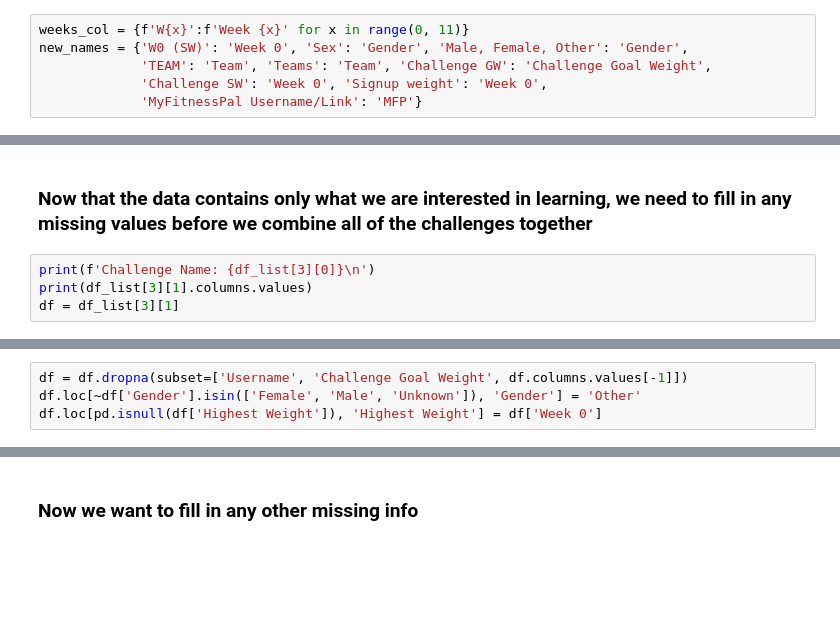
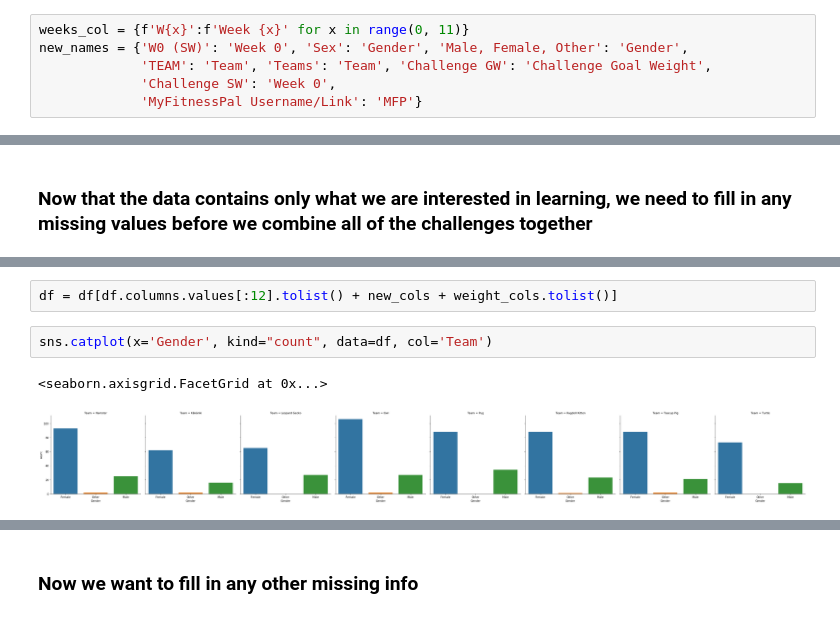
Before and after one commit to csmithchicago/Loseit, a Jupyter notebook: loseit_data.ipynb, the cells around one changed output, grey strips where cells are left out. Cells and saved outputs as stored; diff of their text form; blank space fills up the shorter version.

Commit message:
progress in combining all of the challenges

```diff
--- a/loseit_data.ipynb
+++ b/loseit_data.ipynb
@@ -99,7 +128,7 @@ for spreadsheet_link in unique_spreadsheets:
 weeks_col = {f'W{x}':f'Week {x}' for x in range(0, 11)}
 new_names = {'W0 (SW)': 'Week 0', 'Sex': 'Gender', 'Male, Female, Other': 'Gender',
              'TEAM': 'Team', 'Teams': 'Team', 'Challenge GW': 'Challenge Goal Weight',
-             'Challenge SW': 'Week 0', 'Signup weight': 'Week 0',
+             'Challenge SW': 'Week 0',
              'MyFitnessPal Username/Link': 'MFP'}
 # %%
 df_list = []
@@ -172,7 +233,3 @@ for challenge in p.rglob('*.csv'):
     df_list.append((challenge.stem, data_df))
 # %% [markdown]
 ### Now that the data contains only what we are interested in learning, we need to fill in any missing values before we combine all of the challenges together
-# %%
-print(f'Challenge Name: {df_list[3][0]}\n')
-print(df_list[3][1].columns.values)
-df = df_list[3][1]
@@ -186,4 +235,0 @@ Challenge Name: new_challenge_new_year_new_goals_2018_edition
-# %%
-df = df.dropna(subset=['Username', 'Challenge Goal Weight', df.columns.values[-1]])
-df.loc[~df['Gender'].isin(['Female', 'Male', 'Unknown']), 'Gender'] = 'Other'
-df.loc[pd.isnull(df['Highest Weight']), 'Highest Weight'] = df['Week 0']
@@ -189,0 +337,7 @@ df.loc[pd.isnull(df['Highest Weight']), 'Highest Weight'] = df['Week 0']
+# %%
+df = df[df.columns.values[:12].tolist() + new_cols + weight_cols.tolist()]
+# %%
+sns.catplot(x='Gender', kind="count", data=df, col='Team')
+# %% [output]
+<seaborn.axisgrid.FacetGrid at 0x...>
+[figure, added]
```
Also changed, not shown: parts of 16 cells of this notebook.
